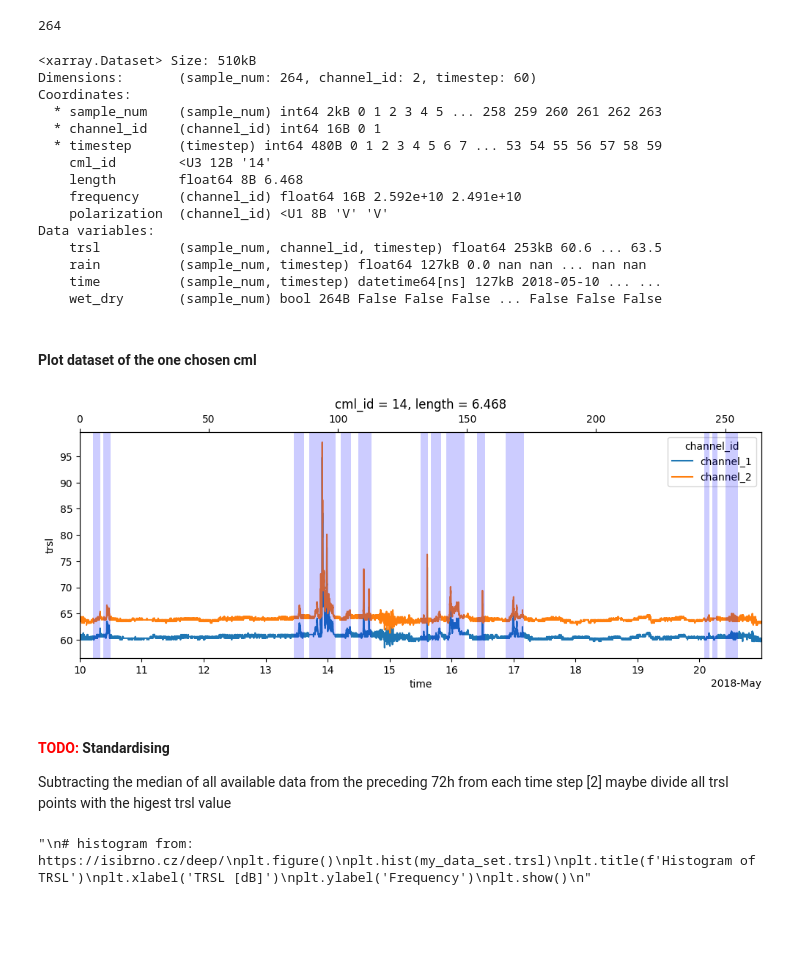
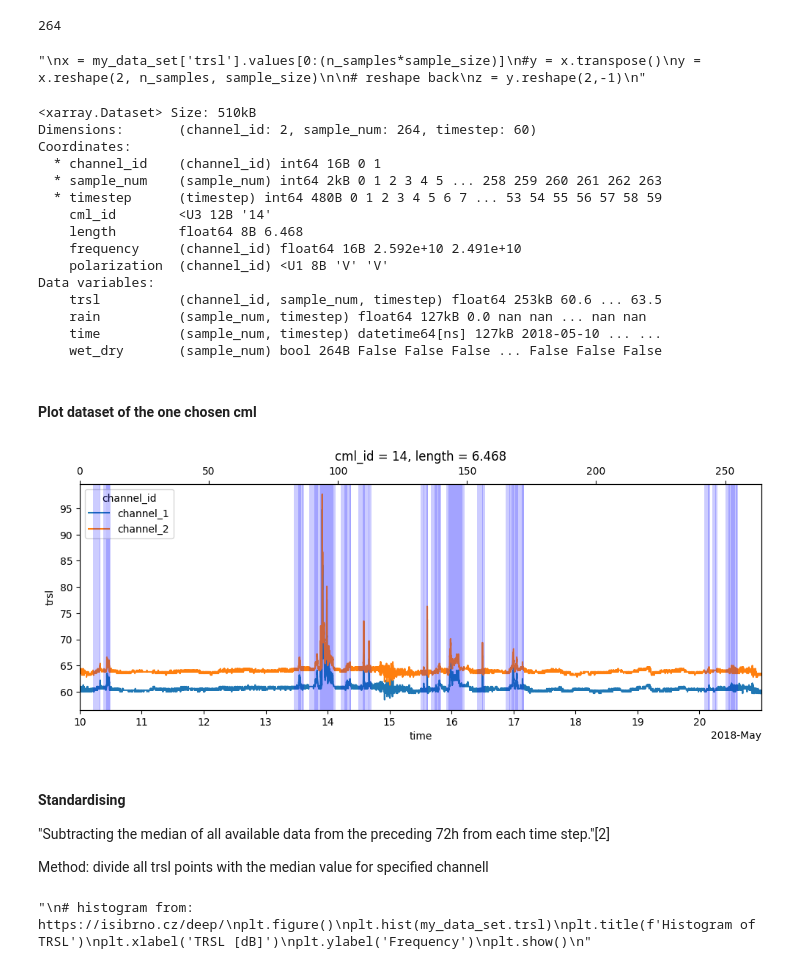
Before and after one commit to xkalet07/cml_wd_telcosense, a Jupyter notebook: attempt_01_dummy_data/my_train_cnn_1cml.ipynb, the cells around one changed output. Drawn from its saved outputs; the diff is of its cells as text; code cells hidden in the pictures; blank space fills up the shorter version.

Commit message:
added RSD for reference, finished plots: trsl, trsl_standardised

```diff
--- a/attempt_01_dummy_data/my_train_cnn_1cml.ipynb
+++ b/attempt_01_dummy_data/my_train_cnn_1cml.ipynb
@@ -75,3 +73,10 @@ my_data_set = my_cml.assign(my_ref)
+# %%
+my_data_set = my_cml.assign(my_ref)
+# From reference rain rate derivate boolean reference Wet/Dry signal
+my_ref['ref_wet_dry'] = my_ref.rainfall_amount.where(my_ref.rainfall_amount == 0, True) # ChatGPT
+# convert float value to bool for plotting the shaded areas from Pycomlink
+my_ref['ref_wet_dry'] = my_ref.fillna(0).ref_wet_dry.astype(bool)
+# my_data_set
 # %% [markdown]
 ## Building dataset
 # %% [markdown]
@@ -101,8 +106,19 @@ trsl_reshaped = my_data_set['trsl'].values[0:(n_samples*sample_size)]
 cutoff = len(my_data_set.trsl[0])-n_samples*sample_size
 
 # reshape
-trsl_reshaped = trsl_reshaped.reshape(n_samples, 2, sample_size)   #2 stands for 2 channels
+trsl_reshaped = trsl_reshaped.reshape(2, n_samples, sample_size)   #2 stands for 2 channels
 #trsl_reshaped # array of 264 samples and 2 channels containing 60 trsl measurements
+
+'''
+x = my_data_set['trsl'].values[0:(n_samples*sample_size)]
+#y = x.transpose()
+y = x.reshape(2, n_samples, sample_size)
+
+# reshape back
+z = y.reshape(2,-1)
+'''
+# %% [output]
+"\nx = my_data_set['trsl'].values[0:(n_samples*sample_size)]\n#y = x.transpose()\ny = x.reshape(2, n_samples, sample_size)\n\n# reshape back\nz = y.reshape(2,-1)\n"
 # %%
 # last few points cant make a sample. Has to be cut off.
 rain_reshaped = my_data_set['rainfall_amount'].values[0:(n_samples*sample_size)]  # //5 because ref_data is with 5x denser timestep
@@ -118,20 +134,17 @@ time_reshaped = time_reshaped.reshape(n_samples, sample_size)
 # Create a new xarray Dataset with sample_num as a dimension
 # replace time and date with timestep in the time sample
 ds = xr.Dataset({
-    'trsl': (('sample_num', 'channel_id', 'timestep'), trsl_reshaped),
+    'trsl': (('channel_id', 'sample_num', 'timestep'), trsl_reshaped),
     'rain': (('sample_num', 'timestep'), rain_reshaped),
     'time': (('sample_num', 'timestep'), time_reshaped)
-}, coords={'sample_num': np.arange(n_samples),
-           'channel_id': np.arange(2),
+}, coords={'channel_id': np.arange(2),
+           'sample_num': np.arange(n_samples),
            'timestep': np.arange(sample_size),
            'cml_id': cml_id,
            'length': length,                                  #single value is never a dimension
            'frequency': (('channel_id'), frequency),          # this way coordinate will not become a dimension
            'polarization': (('channel_id'), polarization)
            })
-
-# make sure TRSL coordinates are in correct order
-ds['trsl'] = ds.trsl.transpose('sample_num', 'channel_id', 'timestep')
 # %%
 # create one boolean wet/dry flag for whole 1hour sample [2]
 last_hour = range(-1,-sample_size,-1)    # 264 samples
@@ -142,17 +155,17 @@ ds['wet_dry'] = ds.rain.isel(timestep=last_hour).sum(dim='timestep')>0.
 ds
 # %% [output]
 <xarray.Dataset> Size: 510kB
-Dimensions:       (sample_num: 264, channel_id: 2, timestep: 60)
+Dimensions:       (channel_id: 2, sample_num: 264, timestep: 60)
 Coordinates:
+  * channel_id    (channel_id) int64 16B 0 1
   * sample_num    (sample_num) int64 2kB 0 1 2 3 4 5 ... 258 259 260 261 262 263
-  * channel_id    (channel_id) int64 16B 0 1
   * timestep      (timestep) int64 480B 0 1 2 3 4 5 6 7 ... 53 54 55 56 57 58 59
     cml_id        <U3 12B '14'
     length        float64 8B 6.468
     frequency     (channel_id) float64 16B 2.592e+10 2.491e+10
     polarization  (channel_id) <U1 8B 'V' 'V'
 Data variables:
-    trsl          (sample_num, channel_id, timestep) float64 253kB 60.6 ... 63.5
+    trsl          (channel_id, sample_num, timestep) float64 253kB 60.6 ... 63.5
     rain          (sample_num, timestep) float64 127kB 0.0 nan nan ... nan nan
     time          (sample_num, timestep) datetime64[ns] 127kB 2018-05-10 ... ...
     wet_dry       (sample_num) bool 264B False False False ... False False False
@@ -161,35 +174,46 @@ Data variables:
 # %%
 # shaded refernece wet periods from Pycomlink
 # set first and last value with zero for correct plotting
 ds['wet_dry'][0] = False
 ds['wet_dry'][-1] = False
 
 # setup figure
 fig, ax1 = plt.subplots(figsize=(12,4), sharex=True)
 ax2 = ax1.twiny()
 
 # axes limits source: https://matplotlib.org/stable/api/_as_gen/matplotlib.axes.Axes.set_xlim.html
-ax1.set_xlim(my_data_set.time.values[0], my_data_set.time.values[-1])
+ax1.set_xlim(ds.time.values[0,0], ds.time.values[-1,-1])
 # detail: ax1.set_xlim(np.datetime64('2018-05-13T12:00:00.000000000'),np.datetime64('2018-05-14T12:00:00.000000000'))
 
 # in case there are cutof measurements due to sample grouping, we use their amount to align x axes right
 ax2.set_xlim(0, n_samples + (len(my_data_set.trsl[0])-n_samples*sample_size)/sample_size)
 
-my_data_set.trsl.plot.line(x='time', ax=ax1, label = 'TL');
+my_data_set.trsl.plot.line(x='time', ax=ax1, label = ('TL'));
 
+# plot real bool wet/dry with 5min precission
+wet_start = np.roll(my_ref.ref_wet_dry, -1) & ~my_ref.ref_wet_dry
+wet_end = np.roll(my_ref.ref_wet_dry, 1) & ~my_ref.ref_wet_dry
+for wet_start_i, wet_end_i in zip(
+    wet_start.values.nonzero()[0],
+    wet_end.values.nonzero()[0],
+):
+    ax1.axvspan(my_ref.time.values[wet_start_i], my_ref.ref_wet_dry.time.values[wet_end_i], color='b', alpha=0.2, linewidth=0) # https://matplotlib.org/stable/api/_as_gen/matplotlib.axes.Axes.axvspan.html
+
+#plot 1h wet/dry shaded areas
 wet_start = np.roll(ds.wet_dry, -1) & ~ds.wet_dry
 wet_end = np.roll(ds.wet_dry, 1) & ~ds.wet_dry
 for wet_start_i, wet_end_i in zip(
     wet_start.values.nonzero()[0],
     wet_end.values.nonzero()[0],
 ):
     ax2.axvspan(ds.sample_num.values[wet_start_i], ds.sample_num.values[wet_end_i], color='b', alpha=0.2, linewidth=0) # https://matplotlib.org/stable/api/_as_gen/matplotlib.axes.Axes.axvspan.html
 # %% [output]
-[figure, old version]
+[figure, new version]
 # %% [markdown]
-#### <span style="color:red">TODO: </span>Standardising
-Subtracting the median of all available data from the preceding 72h from each time step [2]
-maybe divide all trsl points with the higest trsl value
+#### Standardising
+"Subtracting the median of all available data from the preceding 72h from each time step."[2]
+
+Method: divide all trsl points with the median value for specified channell
 # %%
 '''
 # histogram from: https://isibrno.cz/deep/
```
Also changed, not shown: parts of 11 cells of this notebook.
